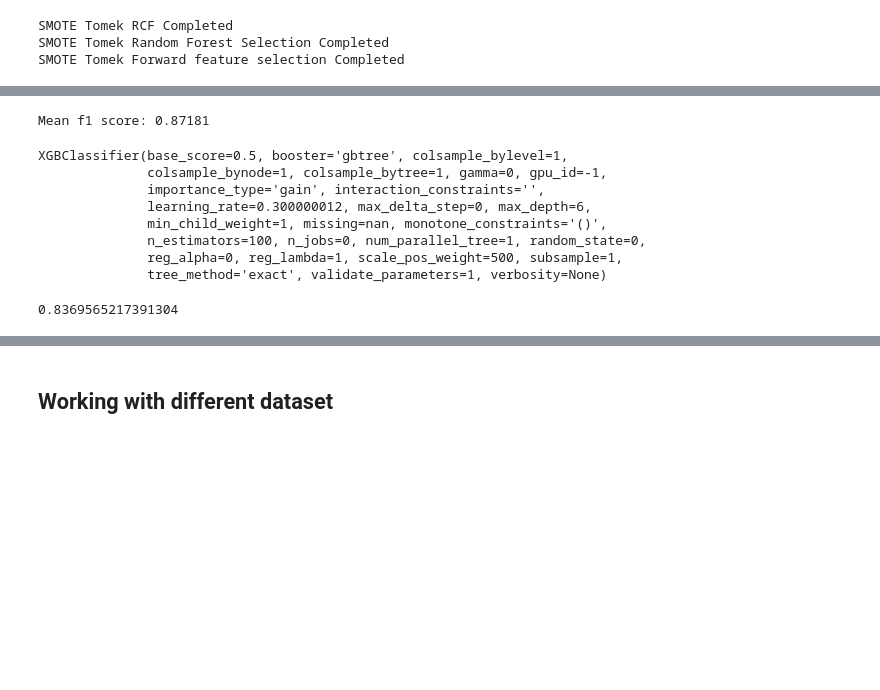
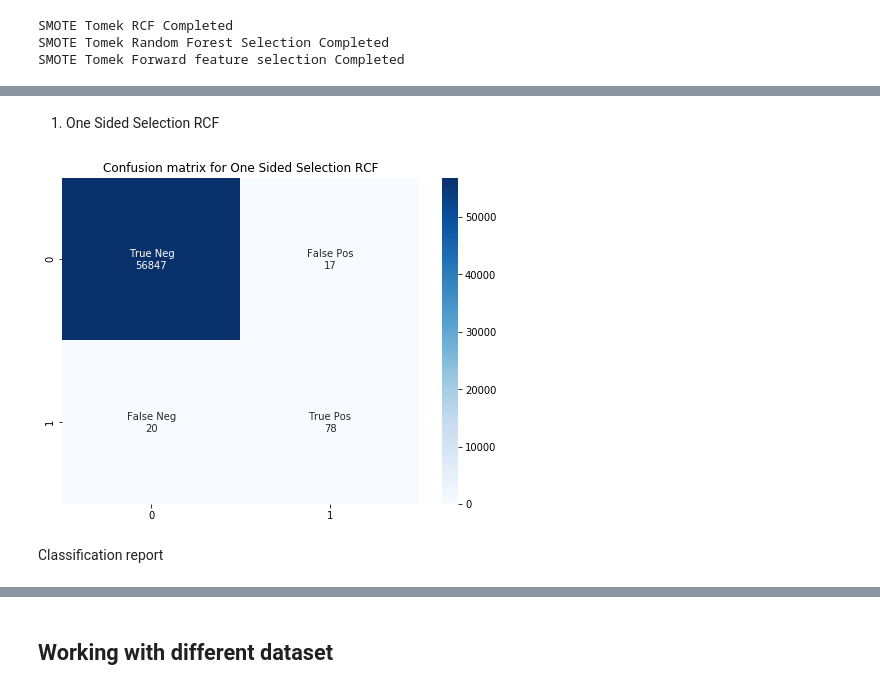
Before and after one commit to anujshr15/Online-Financial-Fraud-Detection, a Jupyter notebook: Online Financial Fraud Detection.ipynb, the cells around one changed output, grey strips where cells are left out. Drawn from its saved outputs; the diff is of its cells as text; code cells hidden in the pictures; blank space fills up the shorter version.

Commit message:
added confusion matrix and classification report

```diff
--- a/Online Financial Fraud Detection.ipynb
+++ b/Online Financial Fraud Detection.ipynb
@@ -639,4 +622,5 @@ dataset1_results = [('Random Undersample RCF',
 # %%
-sorted(dataset1_results, key=lambda x: (x[2],x[3]), reverse=True)[:3]
+top_3 = sorted(all_results, key=lambda x: x[2], reverse=True)[:3]
+top_3
 # %% [output]
 [('One Sided Selection RCF',
@@ -667,24 +643,20 @@ model = XGBClassifier(scale_pos_weight=500)
-# %%
-cv = RepeatedStratifiedKFold(n_splits=10, n_repeats=3, random_state=1)
-# evaluate model
-scores = cross_val_score(model, X_train, y_train, scoring='f1', cv=cv, n_jobs=-1)
-# summarize performance
-print('Mean f1 score: %.5f' % np.mean(scores))
-# %% [output]
-Mean f1 score: 0.87181
-# %%
-model.fit(X_train,y_train)
-# %% [output]
-XGBClassifier(base_score=0.5, booster='gbtree', colsample_bylevel=1,
-              colsample_bynode=1, colsample_bytree=1, gamma=0, gpu_id=-1,
-              importance_type='gain', interaction_constraints='',
-              learning_rate=0.300000012, max_delta_step=0, max_depth=6,
-              min_child_weight=1, missing=nan, monotone_constraints='()',
-              n_estimators=100, n_jobs=0, num_parallel_tree=1, random_state=0,
-              reg_alpha=0, reg_lambda=1, scale_pos_weight=500, subsample=1,
-              tree_method='exact', validate_parameters=1, verbosity=None)
-# %%
-f1 = metrics.f1_score(y_test.values.ravel(),model.predict(X_test))
-f1
-# %% [output]
-0.8369565217391304
+# %% [markdown]
+1. One Sided Selection RCF
+# %%
+cf_matrix = top_3[0][4]
+
+group_names = ['True Neg','False Pos','False Neg','True Pos']
+group_counts = ["{0:0.0f}".format(value) for value in
+                cf_matrix.flatten()]
+
+labels = [f"{v1}\n{v2}" for v1, v2 in
+          zip(group_names,group_counts)]
+labels = np.asarray(labels).reshape(2,2)
+plt.figure(figsize=(8,6))
+plt.title("Confusion matrix for One Sided Selection RCF")
+sns.heatmap(cf_matrix, annot=labels, fmt='', cmap='Blues')
+plt.show();
+# %% [output]
+[figure, added]
+# %% [markdown]
+Classification report
```
Also changed, not shown: parts of 59 cells of this notebook.
